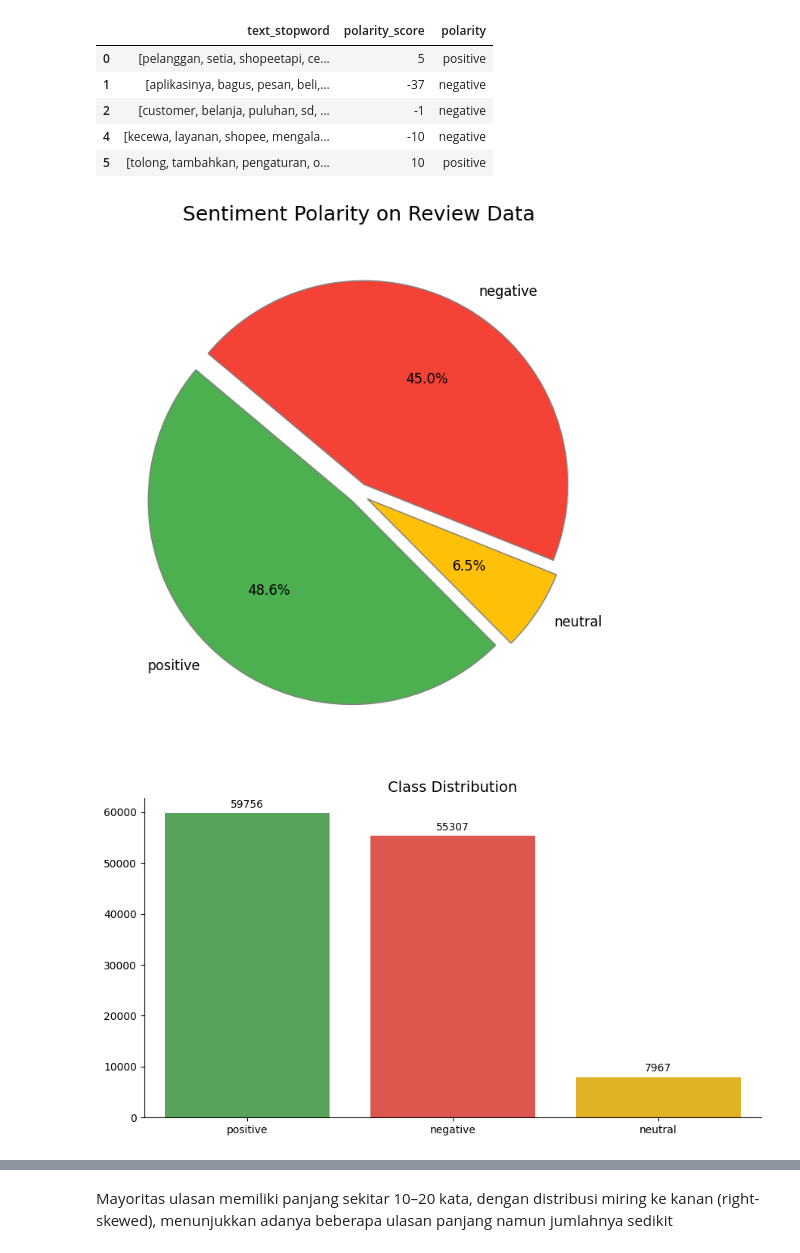
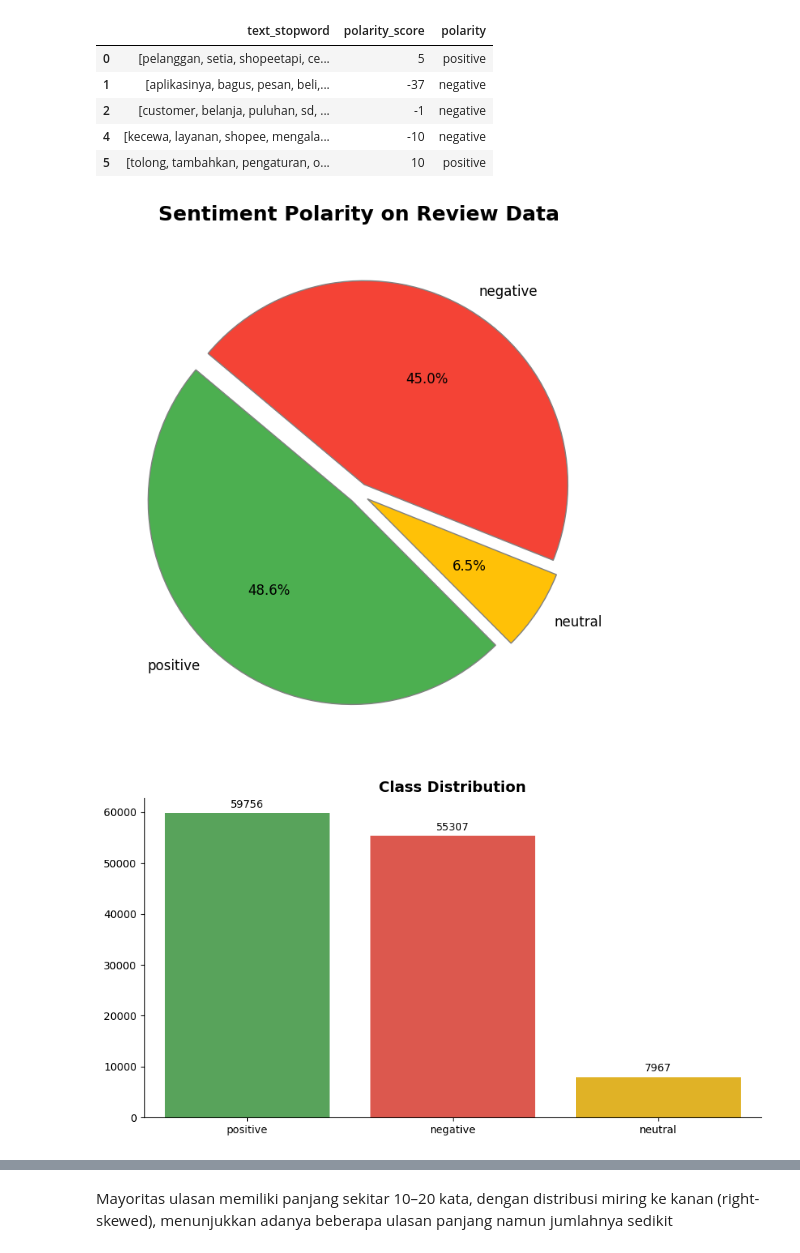
Before and after one commit to NyssaRomana/IDCamp-Dicoding, a Jupyter notebook: duasembilanmaret.ipynb, the cells around one changed output, grey strips where cells are left out. Drawn from its saved outputs; the diff is of its cells as text; code cells hidden in the pictures.

```diff
--- a/duasembilanmaret.ipynb
+++ b/duasembilanmaret.ipynb
@@ -354,35 +354,35 @@ sentiment_counts = clean_df['polarity'].value_counts()
 labels = ['positive', 'neutral', 'negative']
 sizes = [sentiment_counts.get(label, 0) for label in labels]
 
 # Semua slice sedikit dipisahkan
 explode = (0.05, 0.05, 0.05)
 
 colors = ['#4CAF50', '#FFC107', '#F44336']  # hijau, kuning, merah
 
 fig, ax = plt.subplots(figsize=(7, 7))
 
 wedges, texts, autotexts = ax.pie(
     sizes,
     labels=labels,
     autopct='%1.1f%%',
     startangle=140,
     explode=explode,
     colors=colors,
     wedgeprops={'edgecolor': 'grey', 'linewidth': 1},
     textprops={'fontsize': 12}
 )
 
 # Perbesar font persentase
 for autotext in autotexts:
     autotext.set_fontsize(12)
     autotext.set_color('black')
 
-ax.set_title('Sentiment Polarity on Review Data', fontsize=18, pad=16)
+ax.set_title('Sentiment Polarity on Review Data', fontsize=18, pad=16, weight='bold')
 
 plt.tight_layout()
 plt.show()
 # %% [output]
-[figure, old version]
+[figure, new version]
 # %%
 # Grafik Batang
 
@@ -415,7 +415,7 @@ for p in ax.patches:
                 textcoords='offset points')
 
 # Judul lebih simple
-ax.set_title('Class Distribution', fontsize=14)
+ax.set_title('Class Distribution', fontsize=14, weight='bold')
 
 
 ax.set_xlabel('')
@@ -425,7 +425,7 @@ sns.despine()
 plt.tight_layout()
 plt.show()
 # %% [output]
-[figure, old version]
+[figure, new version]
 # %%
 plt.figure(figsize=(10, 6))
 
```
Also changed, not shown: parts of 8 cells of this notebook.
